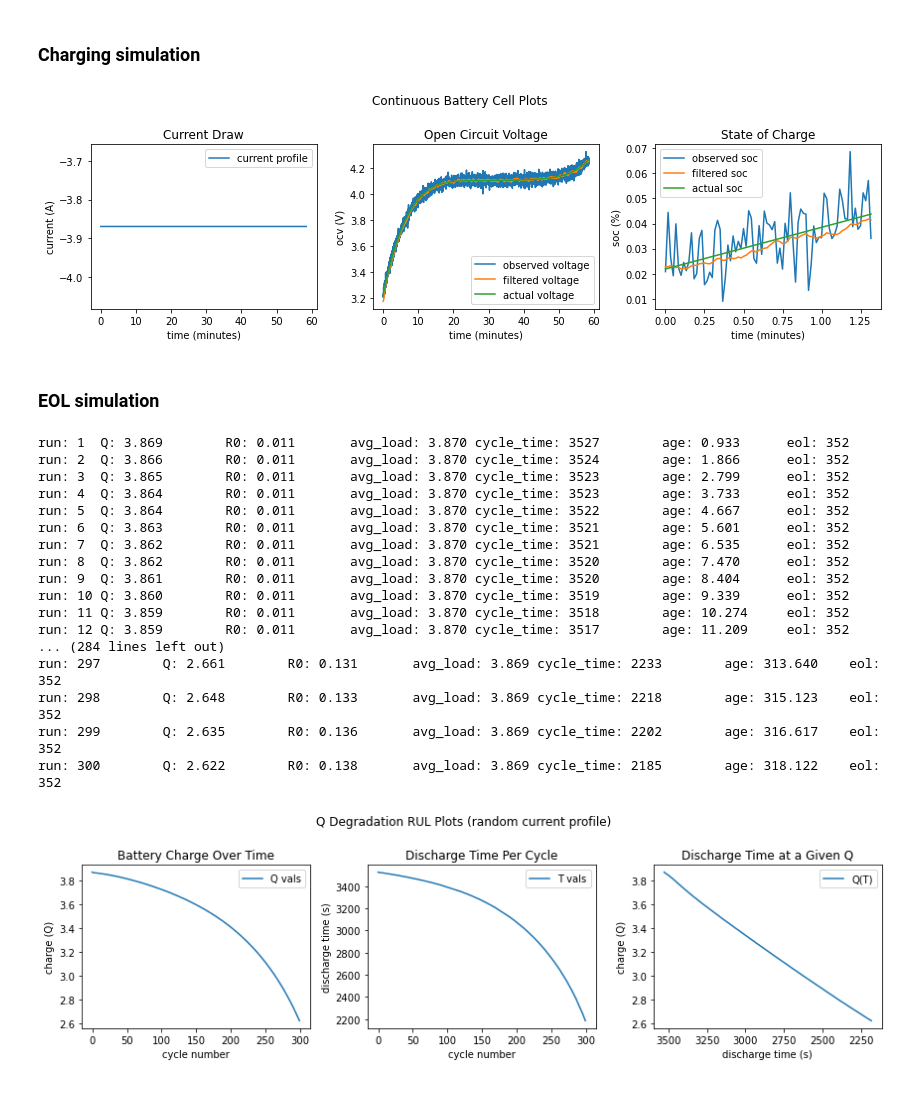
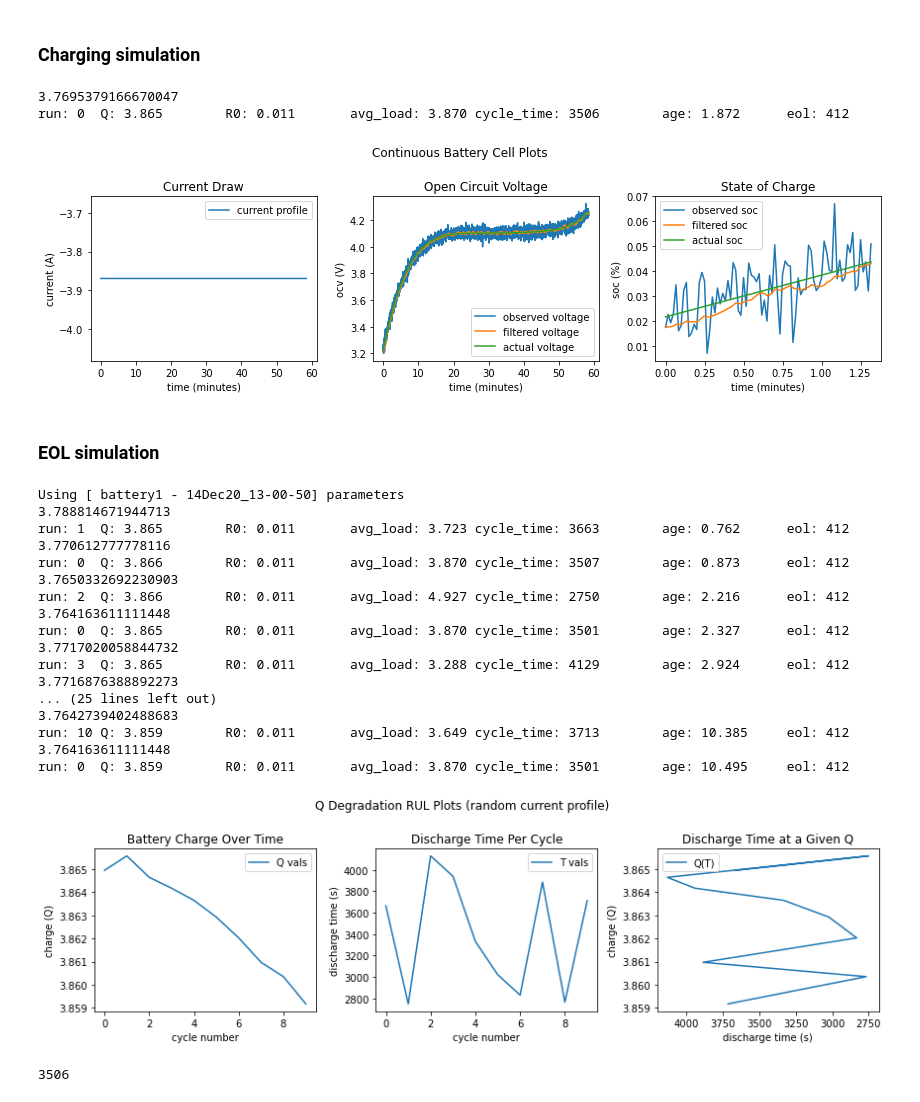
Before and after one commit to hazrmard/AirplaneFaultTolerance, a Jupyter notebook: powertrain.ipynb, the cells around one changed output. Saved outputs shown, nothing was run; the diff lists cells and outputs as text; code cells hidden in the pictures.

```diff
--- a/powertrain.ipynb
+++ b/powertrain.ipynb
@@ -25,0 +31,6 @@ cbcell = ContinuousBatteryCell(**battery_coefficients)
+# %%
+#with open('params/battery_params.json') as f:
+#with open('params/tmp/battery1_0-0_3-8695.json') as f:
+with open('params/battery1/14Dec20_13-00-50.json') as f:
+    battery_params = json.load(f)
+#battery_params
@@ -58,58 +99,69 @@ cycle_test(cell=cbcell, random_load=False, verbose=0, show_plot=True, reset=Fals
 # %% [markdown]
 ### Charging simulation
 # %%
-cycle_test(cell=cbcell, random_load=False, verbose=0, show_plot=True, reset=False, action=0)#, save_plot=True, file_name="figures/continuous_cell_charging.png")
+cycle_test(cell=cbcell, random_load=False, verbose=1, show_plot=True, reset=False, action=0)#, save_plot=True, file_name="figures/continuous_cell_charging.png")
 # %% [output]
+3.7695379166670047
+run: 0  Q: 3.865        R0: 0.011       avg_load: 3.870 cycle_time: 3506        age: 1.872      eol: 412
-[figure, old version]
+[figure, new version]
 # %% [markdown]
 ### EOL simulation
 # %%
 # create the cell
-cbcell = ContinuousBatteryCell(**battery_coefficients)
+# with open('params/battery_params.json') as f:
+#     battery_params = json.load(f)
+cbcell = ContinuousBatteryCell(**battery_params)
 
 # define some data containers
 q_vals = []
 t_vals = []
 run_num = 1
 
 # simulate until EOL
-while(cbcell.age < .9*cbcell.eol):
-    cycle_test(cell=cbcell, random_load=False, verbose=1, dt=1.0, run_num=run_num, q_vals=q_vals, t_vals=t_vals)
+while(cbcell.age < 10):#.9*cbcell.eol):
+    # discharge
+    cycle_test(cell=cbcell, random_load=True, reset=False,verbose=1, dt=1.0, run_num=run_num, q_vals=q_vals, t_vals=t_vals)
+    # charge
+    cycle_test(cell=cbcell, random_load=False, verbose=1, show_plot=False, reset=False, action=0)
     run_num += 1
 
     # plot the results
 three_plot(title="Q Degradation RUL Plots (random current profile)", figsize=(12,4),
            plot1=np.array([np.arange(0, len(q_vals)), np.array(q_vals)]),
            plot2=np.array([np.arange(0, len(t_vals)), np.array(t_vals)]),
            plot3=np.array([np.array(t_vals), np.array(q_vals)]),
            label1=["Q vals"],
            label2=["T vals"],
            label3=["Q(T)"],
            title1="Battery Charge Over Time",
            title2="Discharge Time Per Cycle",
            title3="Discharge Time at a Given Q",
            axes1=['cycle number', 'charge (Q)'],
            axes2=['cycle number', 'discharge time (s)'],
            axes3=['discharge time (s)', 'charge (Q)'],
            invert = [0,0,1],
            save=False,
            filename="figures/rul_plots_random_load.png")
 # %% [output]
-run: 1  Q: 3.869        R0: 0.011       avg_load: 3.870 cycle_time: 3527        age: 0.933      eol: 352
-run: 2  Q: 3.866        R0: 0.011       avg_load: 3.870 cycle_time: 3524        age: 1.866      eol: 352
-run: 3  Q: 3.865        R0: 0.011       avg_load: 3.870 cycle_time: 3523        age: 2.799      eol: 352
-run: 4  Q: 3.864        R0: 0.011       avg_load: 3.870 cycle_time: 3523        age: 3.733      eol: 352
-run: 5  Q: 3.864        R0: 0.011       avg_load: 3.870 cycle_time: 3522        age: 4.667      eol: 352
-run: 6  Q: 3.863        R0: 0.011       avg_load: 3.870 cycle_time: 3521        age: 5.601      eol: 352
-run: 7  Q: 3.862        R0: 0.011       avg_load: 3.870 cycle_time: 3521        age: 6.535      eol: 352
-run: 8  Q: 3.862        R0: 0.011       avg_load: 3.870 cycle_time: 3520        age: 7.470      eol: 352
-run: 9  Q: 3.861        R0: 0.011       avg_load: 3.870 cycle_time: 3520        age: 8.404      eol: 352
-run: 10 Q: 3.860        R0: 0.011       avg_load: 3.870 cycle_time: 3519        age: 9.339      eol: 352
-run: 11 Q: 3.859        R0: 0.011       avg_load: 3.870 cycle_time: 3518        age: 10.274     eol: 352
-run: 12 Q: 3.859        R0: 0.011       avg_load: 3.870 cycle_time: 3517        age: 11.209     eol: 352
-... (284 lines left out)
-run: 297        Q: 2.661        R0: 0.131       avg_load: 3.869 cycle_time: 2233        age: 313.640    eol: 352
-run: 298        Q: 2.648        R0: 0.133       avg_load: 3.869 cycle_time: 2218        age: 315.123    eol: 352
-run: 299        Q: 2.635        R0: 0.136       avg_load: 3.869 cycle_time: 2202        age: 316.617    eol: 352
-run: 300        Q: 2.622        R0: 0.138       avg_load: 3.869 cycle_time: 2185        age: 318.122    eol: 352
+Using [ battery1 - 14Dec20_13-00-50] parameters
+3.788814671944713
+run: 1  Q: 3.865        R0: 0.011       avg_load: 3.723 cycle_time: 3663        age: 0.762      eol: 412
+3.770612777778116
+run: 0  Q: 3.866        R0: 0.011       avg_load: 3.870 cycle_time: 3507        age: 0.873      eol: 412
+3.7650332692230903
+run: 2  Q: 3.866        R0: 0.011       avg_load: 4.927 cycle_time: 2750        age: 2.216      eol: 412
+3.764163611111448
+run: 0  Q: 3.865        R0: 0.011       avg_load: 3.870 cycle_time: 3501        age: 2.327      eol: 412
+3.7717020058844732
+run: 3  Q: 3.865        R0: 0.011       avg_load: 3.288 cycle_time: 4129        age: 2.924      eol: 412
+3.7716876388892273
+... (25 lines left out)
+3.7642739402488683
+run: 10 Q: 3.859        R0: 0.011       avg_load: 3.649 cycle_time: 3713        age: 10.385     eol: 412
+3.764163611111448
+run: 0  Q: 3.859        R0: 0.011       avg_load: 3.870 cycle_time: 3501        age: 10.495     eol: 412
-[figure, old version]
+[figure, new version]
+# %%
+t_vals[1]
+# %% [output]
+3506
```
Also changed, not shown: parts of 12 cells of this notebook.
